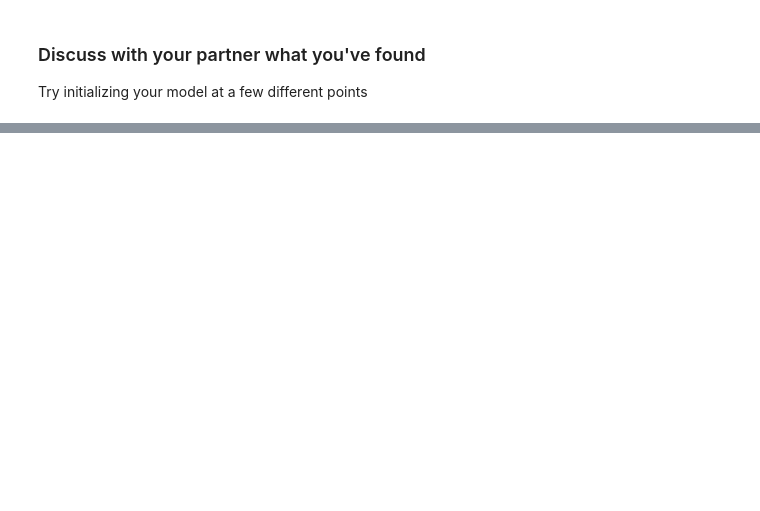
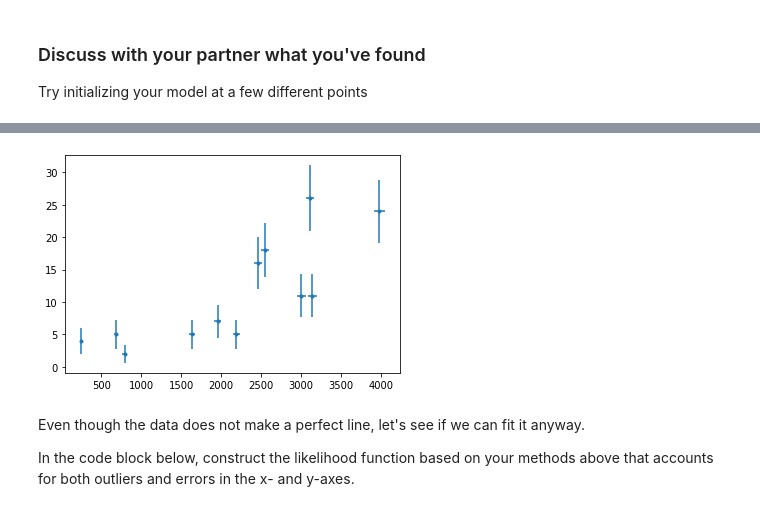
Before and after one commit to astrostatistics-in-crete/2023_summer_school, a Jupyter notebook: 05_MCMC/MCMC_advanced Answer Key.ipynb, the cells around one changed output, grey strips where cells are left out. Saved outputs shown, nothing was run; the diff lists cells and outputs as text; code cells hidden in the pictures; blank space fills up the shorter version.

```diff
--- a/05_MCMC/MCMC_advanced Answer Key.ipynb
+++ b/05_MCMC/MCMC_advanced Answer Key.ipynb
@@ -645,0 +652,14 @@ Try initializing your model at a few different points
+# %%
+data = np.genfromtxt("data/Antoniou2019_Table2.txt", names=True)
+# %%
+plt.errorbar(data['N_OB'], data['N_HMXB'],
+             xerr=data['N_OB_err'], yerr=data['N_HMXB_err'],
+             fmt='o', marker='.')
+
+plt.show()
+# %% [output]
+[figure, added]
+# %% [markdown]
+Even though the data does not make a perfect line, let's see if we can fit it anyway.
+
+In the code block below, construct the likelihood function based on your methods above that accounts for both outliers and errors in the x- and y-axes.
```
Also changed, not shown: parts of 23 cells of this notebook, 2 other files.
